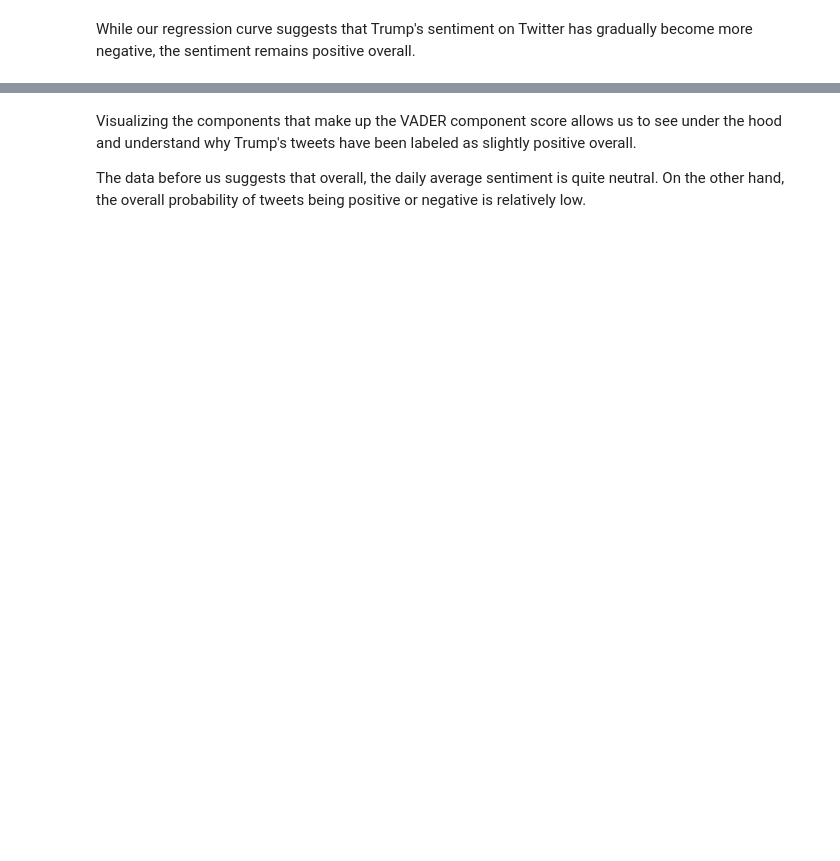
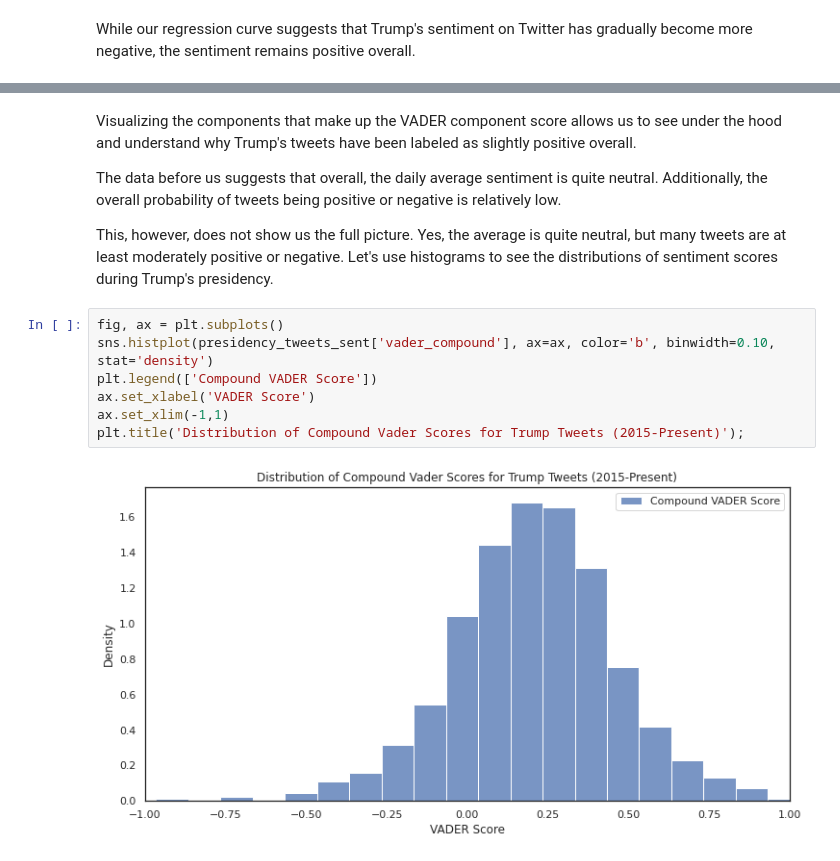
Before and after one commit to naingthet/trump-tweets-nlp, a Jupyter notebook: trump_twitter_nlp.ipynb, the cells around one changed output, grey strips where cells are left out. Cells and saved outputs as stored; diff of their text form; blank space fills up the shorter version.

```diff
--- a/trump_twitter_nlp.ipynb
+++ b/trump_twitter_nlp.ipynb
@@ -939,4 +899,15 @@ multiplotter(presidency_tweets_sent, x = 'date_dmy' ,
 # %% [markdown]
 Visualizing the components that make up the VADER component score allows us to see under the hood and understand why Trump's tweets have been labeled as slightly positive overall.
 
-The data before us suggests that overall, the daily average sentiment is quite neutral. On the other hand, the overall probability of tweets being positive or negative is relatively low.
+The data before us suggests that overall, the daily average sentiment is quite neutral. Additionally, the overall probability of tweets being positive or negative is relatively low.
+
+This, however, does not show us the full picture. Yes, the average is quite neutral, but many tweets are at least moderately positive or negative. Let's use histograms to see the distributions of sentiment scores during Trump's presidency.
+# %%
+fig, ax = plt.subplots()
+sns.histplot(presidency_tweets_sent['vader_compound'], ax=ax, color='b', binwidth=0.10, stat='density')
+plt.legend(['Compound VADER Score'])
+ax.set_xlabel('VADER Score')
+ax.set_xlim(-1,1)
+plt.title('Distribution of Compound Vader Scores for Trump Tweets (2015-Present)');
+# %% [output]
+[figure, added]
```
Also changed, not shown: parts of 82 cells of this notebook, 24 other files.
